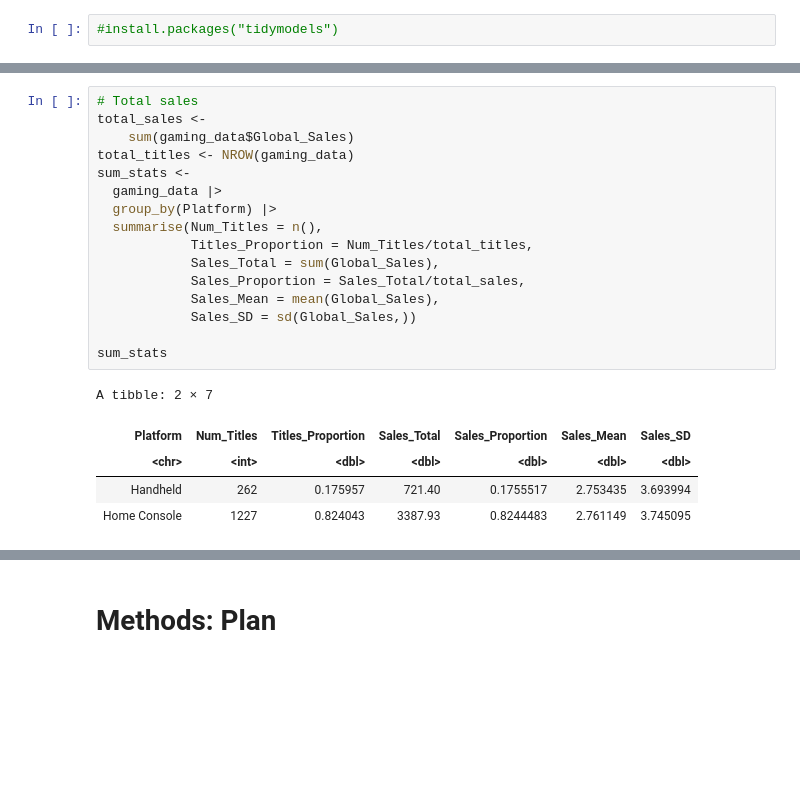
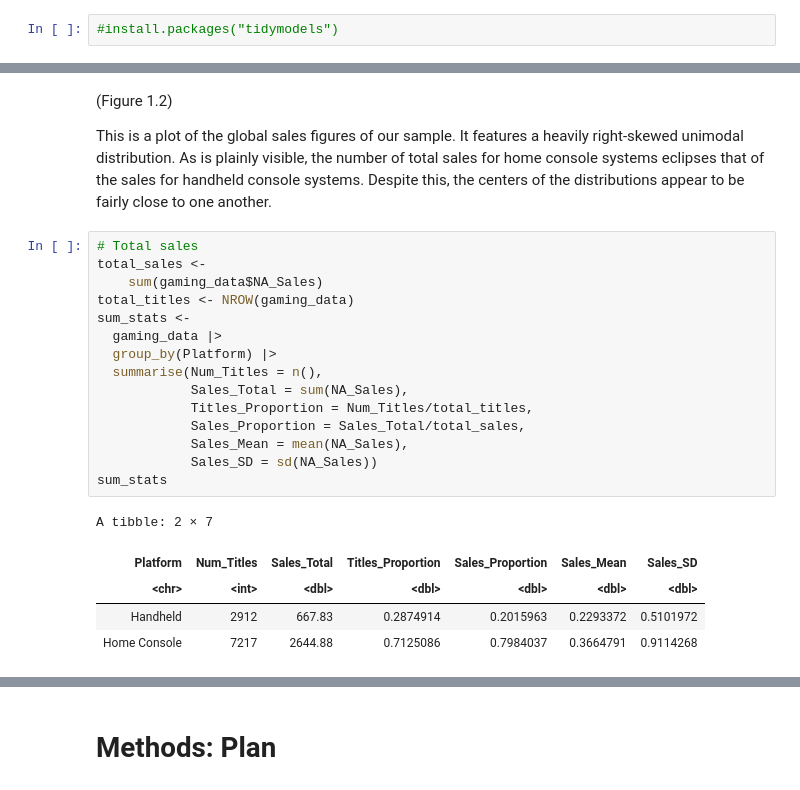
Before and after one commit to xonew/Stat-200-21-Project, a Jupyter notebook: proposal.ipynb, the cells around one changed output, grey strips where cells are left out. Cells and saved outputs as stored; diff of their text form; blank space fills up the shorter version.

```diff
--- a/proposal.ipynb
+++ b/proposal.ipynb
@@ -109,22 +67,25 @@ gaming_data_dist_na
+# %% [markdown]
+(Figure 1.2)
+
+This is a plot of the global sales figures of our sample. It features a heavily right-skewed unimodal distribution. As is plainly visible, the number of total sales for home console systems eclipses that of the sales for handheld console systems. Despite this, the centers of the distributions appear to be fairly close to one another.
 # %%
 # Total sales
 total_sales <-
-    sum(gaming_data$Global_Sales)
+    sum(gaming_data$NA_Sales)
 total_titles <- NROW(gaming_data)
 sum_stats <-
   gaming_data |>
   group_by(Platform) |>
   summarise(Num_Titles = n(),
+            Sales_Total = sum(NA_Sales),
             Titles_Proportion = Num_Titles/total_titles,
-            Sales_Total = sum(Global_Sales),
             Sales_Proportion = Sales_Total/total_sales,
-            Sales_Mean = mean(Global_Sales),
-            Sales_SD = sd(Global_Sales,))
-
+            Sales_Mean = mean(NA_Sales),
+            Sales_SD = sd(NA_Sales))
 sum_stats
 # %% [output]
 A tibble: 2 × 7
-| Platform | Num_Titles | Titles_Proportion | Sales_Total | Sales_Proportion | Sales_Mean | Sales_SD |
+| Platform | Num_Titles | Sales_Total | Titles_Proportion | Sales_Proportion | Sales_Mean | Sales_SD |
 | <chr> | <int> | <dbl> | <dbl> | <dbl> | <dbl> | <dbl> |
-| Handheld | 262 | 0.175957 | 721.40 | 0.1755517 | 2.753435 | 3.693994 |
-| Home Console | 1227 | 0.824043 | 3387.93 | 0.8244483 | 2.761149 | 3.745095 |
+| Handheld | 2912 | 667.83 | 0.2874914 | 0.2015963 | 0.2293372 | 0.5101972 |
+| Home Console | 7217 | 2644.88 | 0.7125086 | 0.7984037 | 0.3664791 | 0.9114268 |
```
Also changed, not shown: parts of 9 cells of this notebook.
